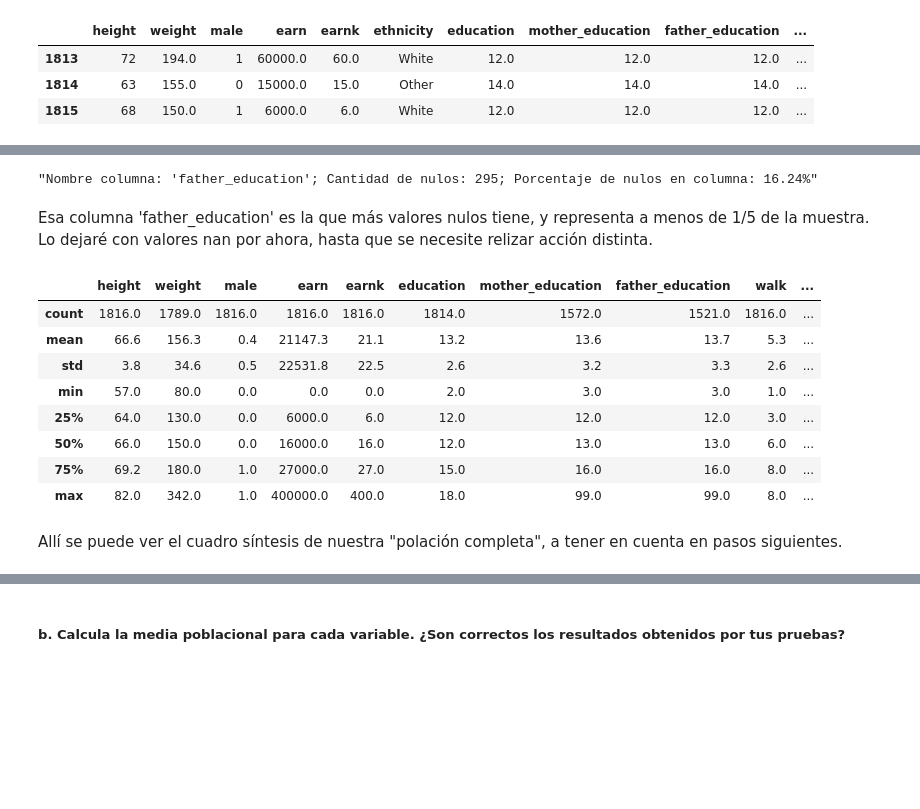
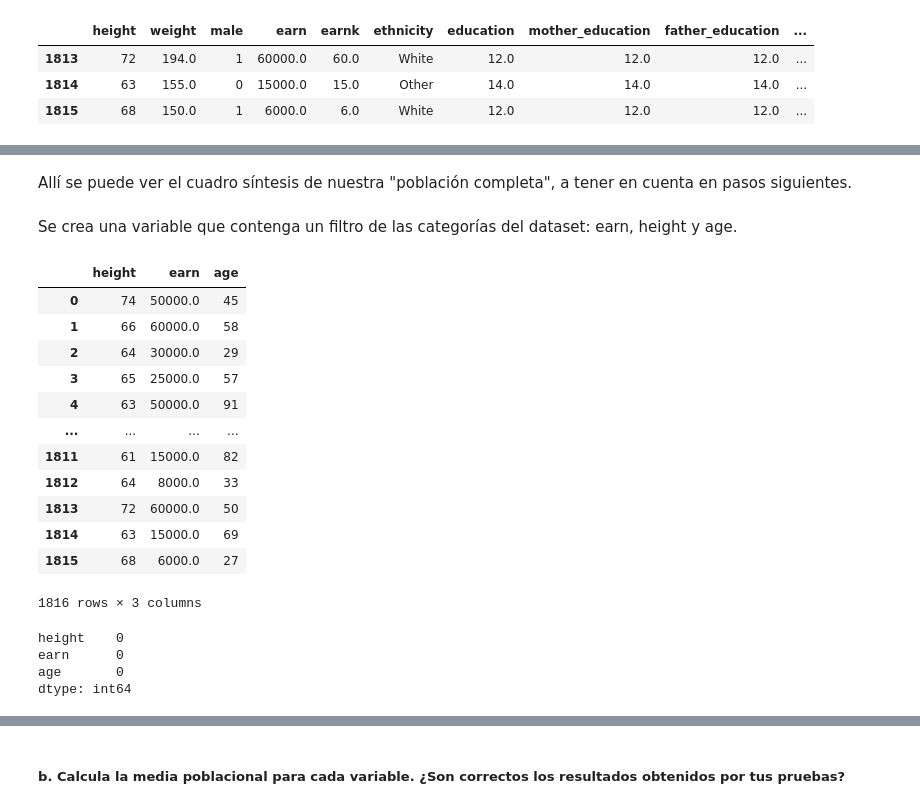
Before and after one commit to santoleal/data_science_homework, a Jupyter notebook: 4.ESTADISTICA PYTHON/DESAFIO5/Desafío 5 - Inferencia e Hipótesis g93.ipynb, the cells around one changed output, grey strips where cells are left out. Saved outputs shown, nothing was run; the diff lists cells and outputs as text; code cells hidden in the pictures; blank space fills up the shorter version.

```diff
--- a/4.ESTADISTICA PYTHON/DESAFIO5/Desafío 5 - Inferencia e Hipótesis g93.ipynb
+++ b/4.ESTADISTICA PYTHON/DESAFIO5/Desafío 5 - Inferencia e Hipótesis g93.ipynb
@@ -90,20 +60,29 @@ def listar_nulos(df, columna):
-# %%
-listar_nulos(df_earnings, 'father_education')
-# %% [output]
-"Nombre columna: 'father_education'; Cantidad de nulos: 295; Porcentaje de nulos en columna: 16.24%"
-# %% [markdown]
-Esa columna 'father_education' es la que más valores nulos tiene, y representa a menos de 1/5 de la muestra. Lo dejaré con valores nan por ahora, hasta que se necesite relizar acción distinta.
-# %%
-round(df_earnings.describe(),1)
-# %% [output]
-|  | height | weight | male | earn | earnk | education | mother_education | father_education | walk | ... |
-| count | 1816.0 | 1789.0 | 1816.0 | 1816.0 | 1816.0 | 1814.0 | 1572.0 | 1521.0 | 1816.0 | ... |
-| mean | 66.6 | 156.3 | 0.4 | 21147.3 | 21.1 | 13.2 | 13.6 | 13.7 | 5.3 | ... |
-| std | 3.8 | 34.6 | 0.5 | 22531.8 | 22.5 | 2.6 | 3.2 | 3.3 | 2.6 | ... |
-| min | 57.0 | 80.0 | 0.0 | 0.0 | 0.0 | 2.0 | 3.0 | 3.0 | 1.0 | ... |
-| 25% | 64.0 | 130.0 | 0.0 | 6000.0 | 6.0 | 12.0 | 12.0 | 12.0 | 3.0 | ... |
-| 50% | 66.0 | 150.0 | 0.0 | 16000.0 | 16.0 | 12.0 | 13.0 | 13.0 | 6.0 | ... |
-| 75% | 69.2 | 180.0 | 1.0 | 27000.0 | 27.0 | 15.0 | 16.0 | 16.0 | 8.0 | ... |
-| max | 82.0 | 342.0 | 1.0 | 400000.0 | 400.0 | 18.0 | 99.0 | 99.0 | 8.0 | ... |
 # %% [markdown]
-Allí se puede ver el cuadro síntesis de nuestra  "polación completa", a tener en cuenta en pasos siguientes.
+Allí se puede ver el cuadro síntesis de nuestra  "población completa", a tener en cuenta en pasos siguientes.
+# %% [markdown]
+Se crea una variable que contenga un filtro de las categorías del dataset: earn, height y age.
+# %%
+# Crear variable que filtre columnas earn, height y age
+filtro_earnings = df_earnings[['height','earn', 'age']]
+filtro_earnings
+# %% [output]
+|  | height | earn | age |
+| 0 | 74 | 50000.0 | 45 |
+| 1 | 66 | 60000.0 | 58 |
+| 2 | 64 | 30000.0 | 29 |
+| 3 | 65 | 25000.0 | 57 |
+| 4 | 63 | 50000.0 | 91 |
+| ... | ... | ... | ... |
+| 1811 | 61 | 15000.0 | 82 |
+| 1812 | 64 | 8000.0 | 33 |
+| 1813 | 72 | 60000.0 | 50 |
+| 1814 | 63 | 15000.0 | 69 |
+| 1815 | 68 | 6000.0 | 27 |
+1816 rows × 3 columns
+# %%
+filtro_earnings.isna().sum()
+# %% [output]
+height    0
+earn      0
+age       0
+dtype: int64
```
Also changed, not shown: parts of 31 cells of this notebook.
